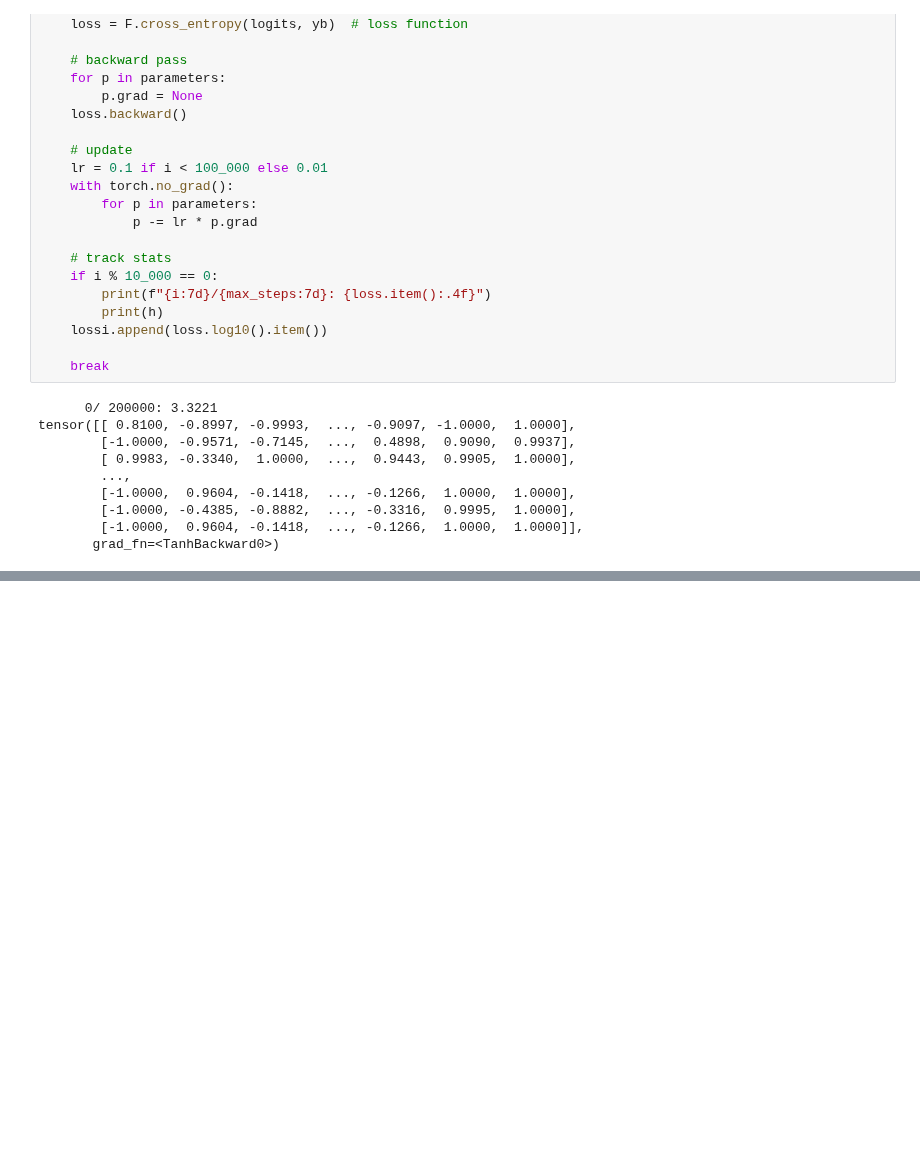
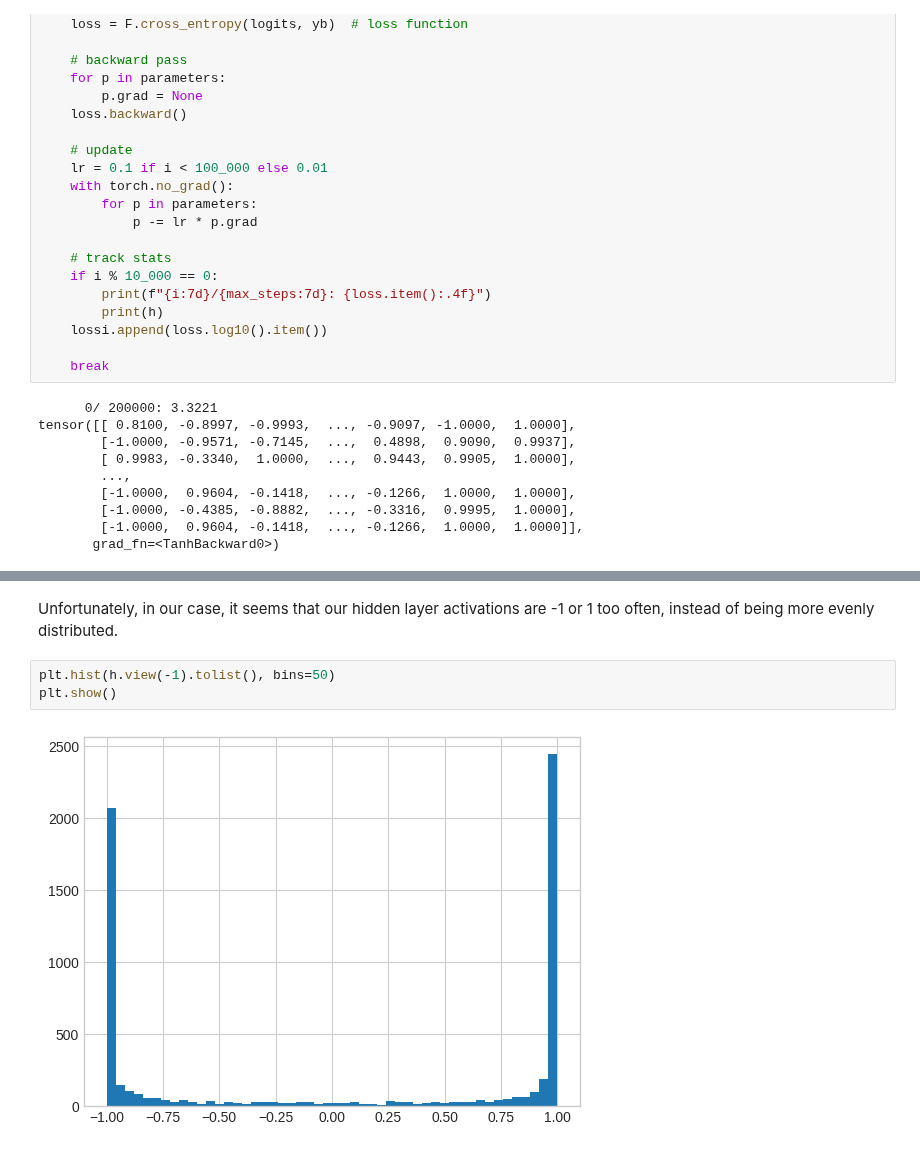
Before and after one commit to IamGianluca/dl, a Jupyter notebook: nbs/karpathy/makemore/makemore_part3_bn.ipynb, the cells around one changed output, grey strips where cells are left out. Saved outputs shown, nothing was run; the diff lists cells and outputs as text; blank space fills up the shorter version.

Commit message:
feat(makemore): start inspecting hidden layer's preactivations

```diff
--- a/nbs/karpathy/makemore/makemore_part3_bn.ipynb
+++ b/nbs/karpathy/makemore/makemore_part3_bn.ipynb
@@ -535,0 +548,7 @@ tensor([[ 0.8100, -0.8997, -0.9993,  ..., -0.9097, -1.0000,  1.0000],
+# %% [markdown]
+Unfortunately, in our case, it seems that our hidden layer activations are -1 or 1 too often, instead of being more evenly distributed.
+# %%
+plt.hist(h.view(-1).tolist(), bins=50)
+plt.show()
+# %% [output]
+[figure, added]
```
Also changed, not shown: parts of 10 cells of this notebook.
